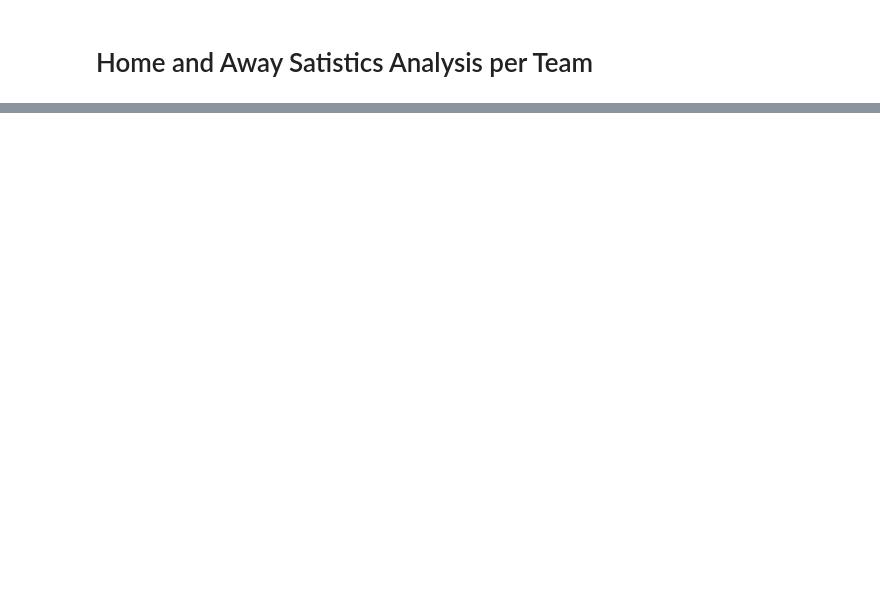
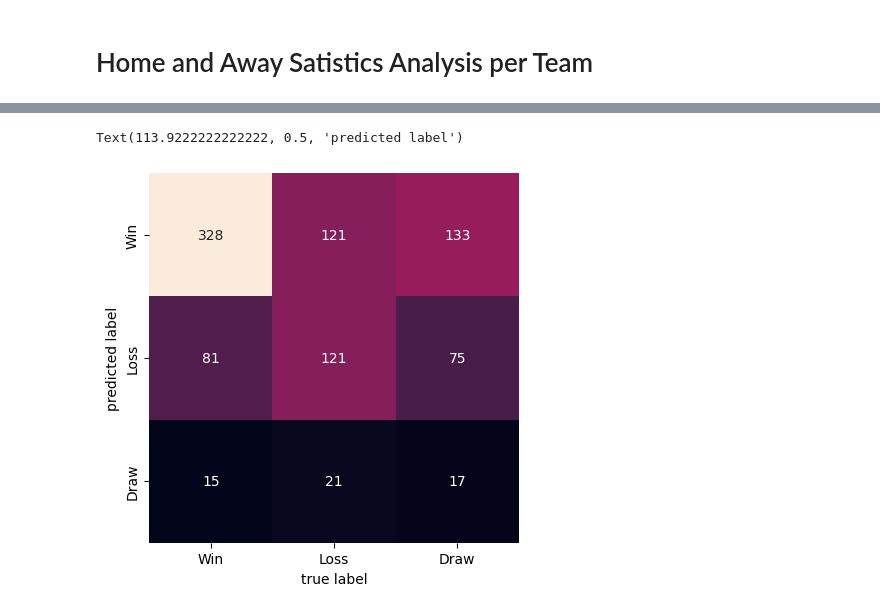
Before and after one commit to Sunan2002/Premier-Leauge-Prediction-Model, a Jupyter notebook: XGBClassifier.ipynb, the cells around one changed output, grey strips where cells are left out. Drawn from its saved outputs; the diff is of its cells as text; code cells hidden in the pictures; blank space fills up the shorter version.

```diff
--- a/XGBClassifier.ipynb
+++ b/XGBClassifier.ipynb
@@ -746,0 +378,12 @@ dict = {}
+# %%
+import seaborn as sns
+from sklearn.metrics import confusion_matrix
+
+mat = confusion_matrix(y_test, prediction)
+sns.heatmap(mat.T, square=True, annot=True, fmt='d',
+cbar=False, xticklabels=['Win', 'Loss', 'Draw'], yticklabels=['Win', 'Loss', 'Draw'])
+plt.xlabel('true label')
+plt.ylabel('predicted label')
+# %% [output]
+Text(113.9222222222222, 0.5, 'predicted label')
+[figure, added]
```
Also changed, not shown: parts of 93 cells of this notebook.
